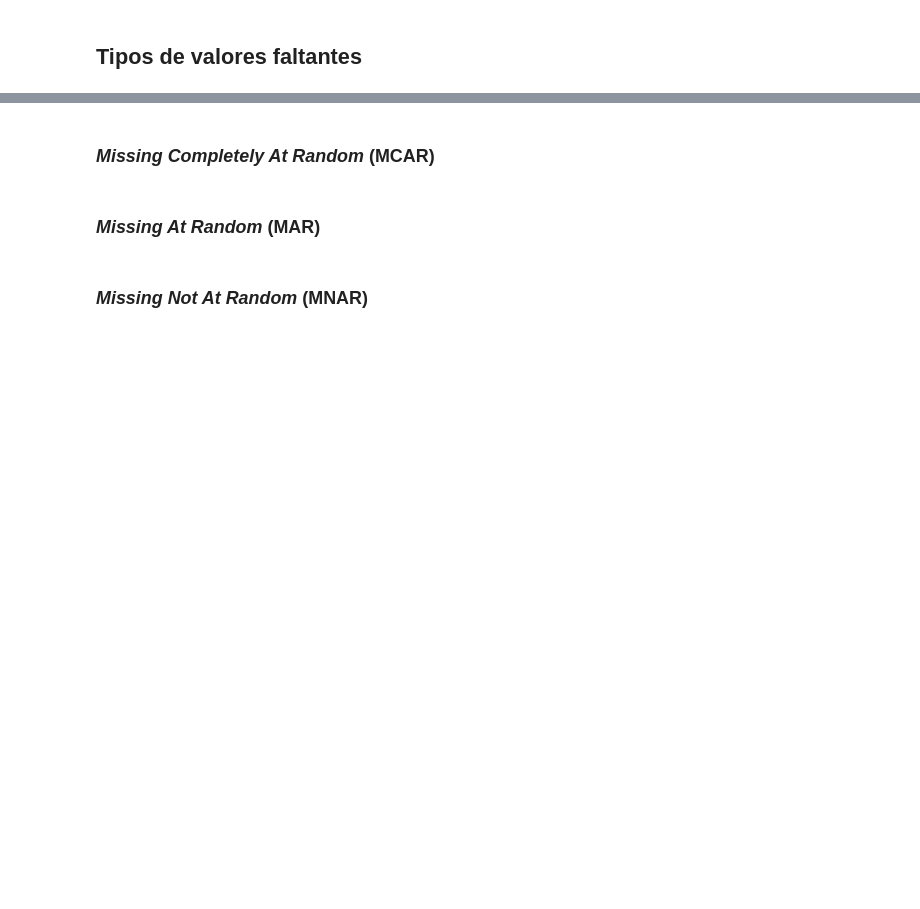
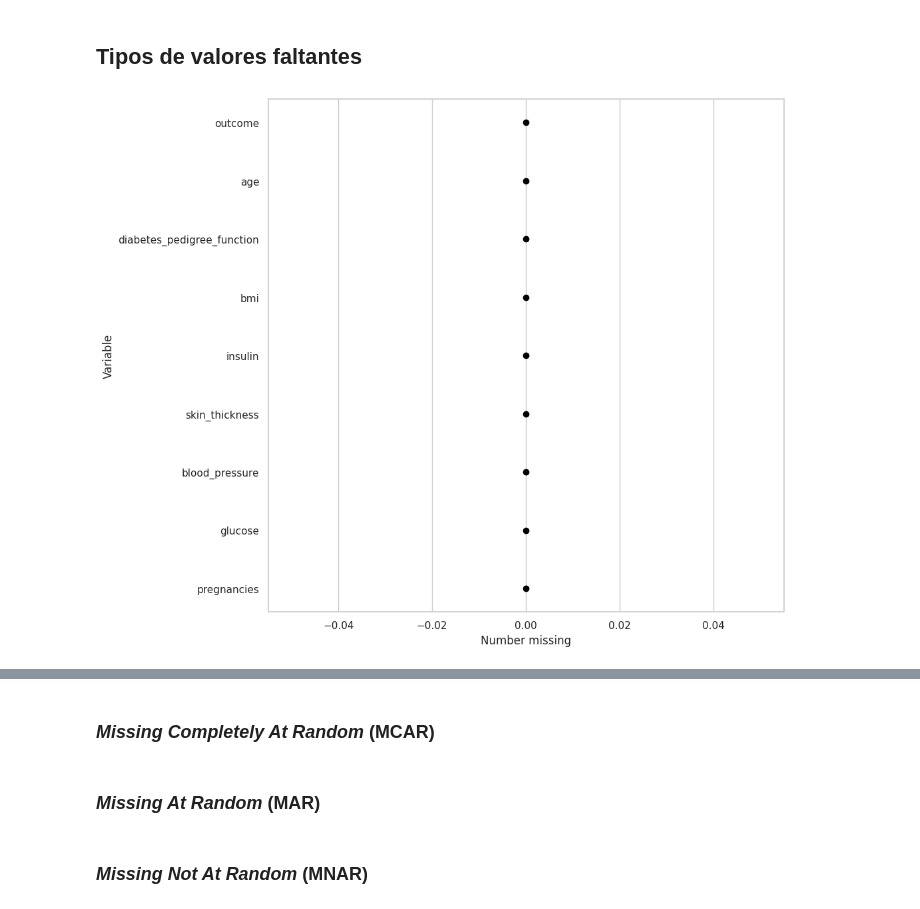
Before and after one commit to DiegoLerma/manejo_valores_faltantes_python, a Jupyter notebook: notebooks/live-exploration-missing-values.ipynb, the cells around one changed output, grey strips where cells are left out. Cells and saved outputs as stored; diff of their text form; code cells hidden in the pictures; blank space fills up the shorter version.

```diff
--- a/notebooks/live-exploration-missing-values.ipynb
+++ b/notebooks/live-exploration-missing-values.ipynb
@@ -718,2 +808,6 @@ Ejemplo, encontrar los pares faltantes de `name` y `time`.
 # %% [markdown]
 ## Tipos de valores faltantes
+# %%
+diabetes_df.missing.missing_variable_plot()
+# %% [output]
+[figure, added]
```
Also changed, not shown: parts of 9 cells of this notebook.
